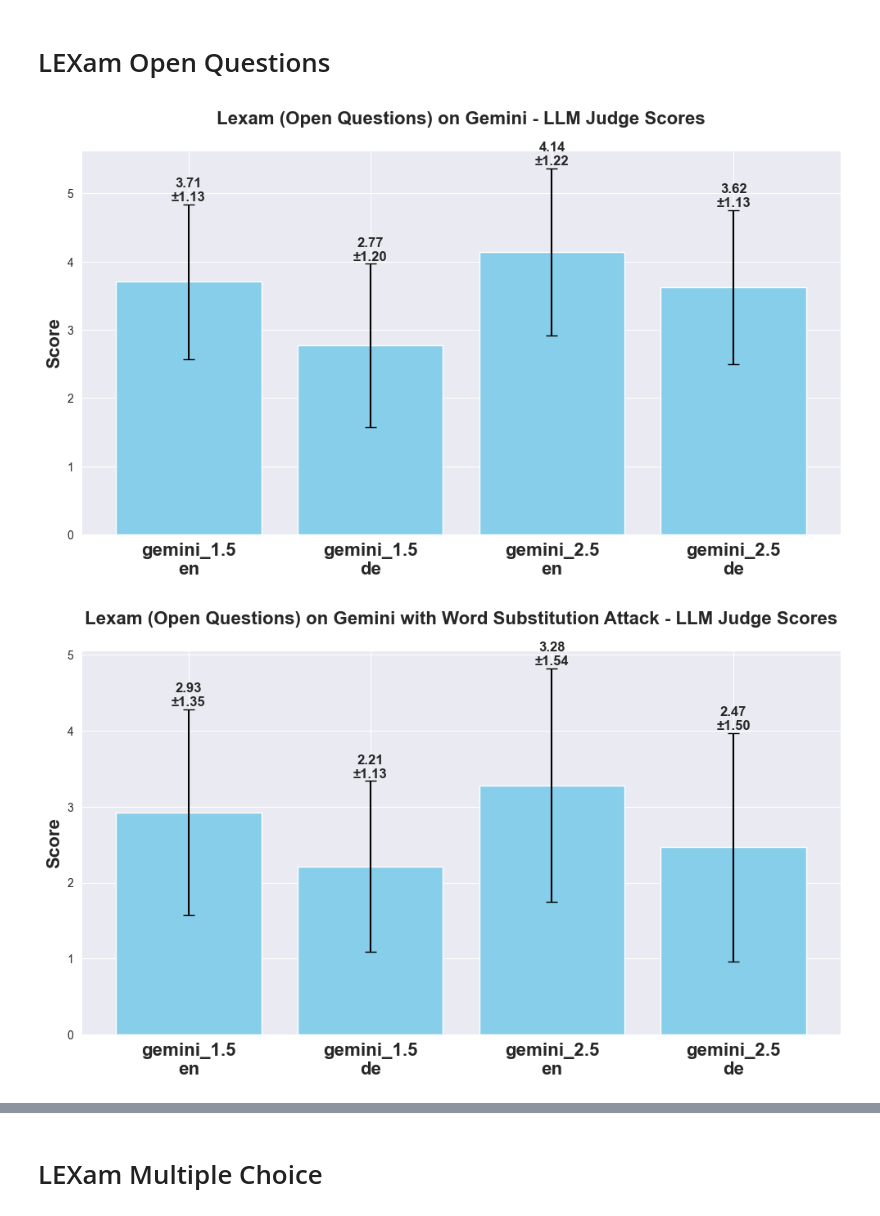
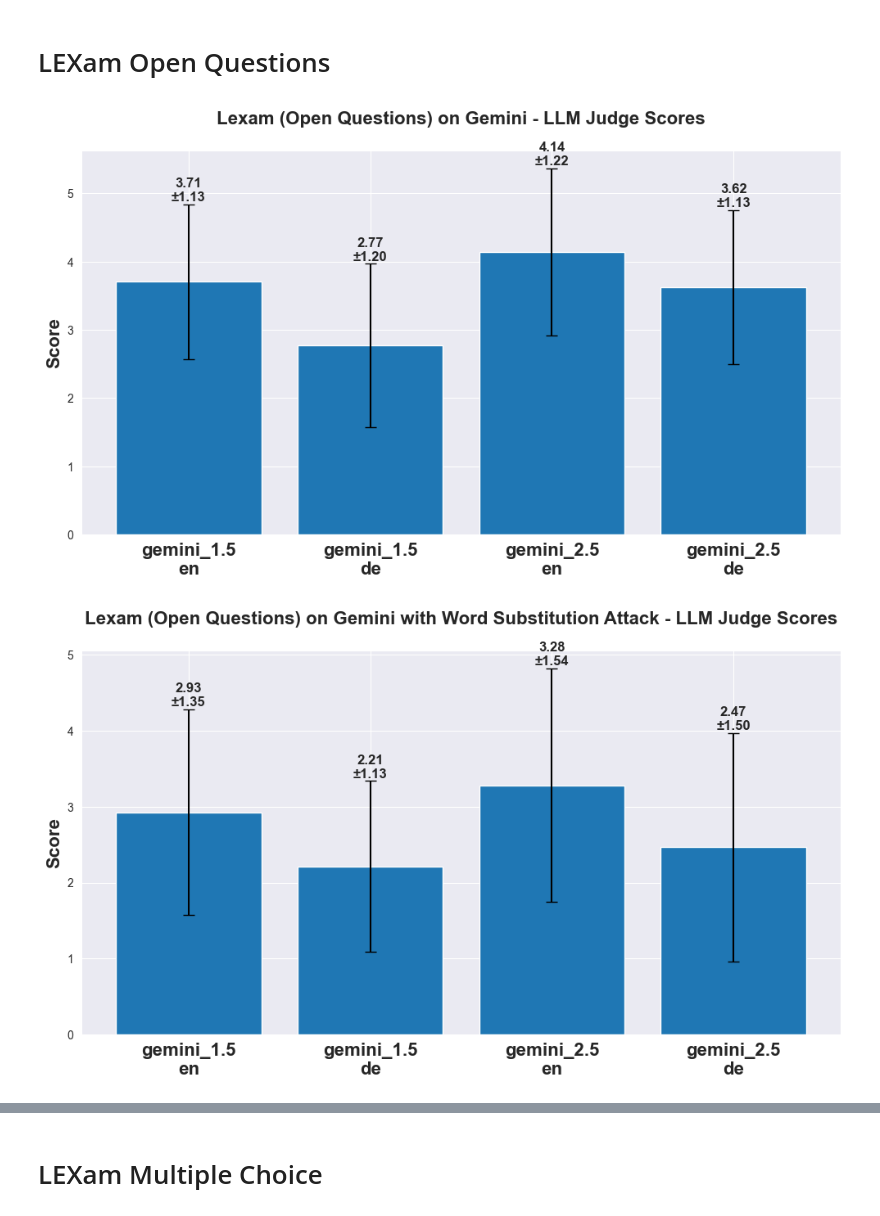
Before and after one commit to RobustML-Lab/Legal-Multilingual-Evaluation-of-LLMs, a Jupyter notebook: Pipeline/output/graphs/plot_gemini.ipynb, the cells around one changed output, grey strips where cells are left out. Cells and saved outputs as stored; diff of their text form; code cells hidden in the pictures.

```diff
--- a/Pipeline/output/graphs/plot_gemini.ipynb
+++ b/Pipeline/output/graphs/plot_gemini.ipynb
@@ -185,7 +185,7 @@ plt.show()
 
 # === Plot 2: Accuracy with ± std error bars ===
 plt.figure(figsize=(8, 5))  # Keep full-size figure
-bars = plt.bar(x, accuracy_vals, width=0.5, color='orange',
+bars = plt.bar(x, accuracy_vals, width=0.5,
                yerr=correctness_stds, capsize=8, label='Accuracy')
 
 for i, bar in enumerate(bars):
@@ -917,7 +919,7 @@ def plot_results(results_dict, attack_label):
 
     x = np.arange(len(x_labels))
     plt.figure(figsize=(10, 6))
-    bars = plt.bar(x, means, yerr=stds, capsize=5, color='skyblue')
+    bars = plt.bar(x, means, yerr=stds, capsize=5)
 
     for i, (mean, std) in enumerate(zip(means, stds)):
         plt.text(x[i], mean + std + 0.01, f"{mean:.2f}\n±{std:.2f}", ha='center', va='bottom', fontsize=12, fontweight='bold')
@@ -962,35 +964,35 @@ def plot_gemini25_clean_vs_char(results):
 
     plt.bar(x - bar_width / 2, clean_means, width=bar_width, yerr=clean_stds, capsize=5, label='No Attack')
     plt.bar(x + bar_width / 2, char_means, width=bar_width, yerr=char_stds, capsize=5, label='Char Attack')
 
     for i in range(len(x_labels)):
         for offset, (mean, std) in zip([-bar_width / 2, bar_width / 2], [
             (clean_means[i], clean_stds[i]),
             (char_means[i], char_stds[i]),
         ]):
             plt.text(x[i] + offset, mean + std + 0.01, f"{mean:.2f}\n±{std:.2f}", ha='center', va='bottom', fontsize=10, fontweight='bold')
 
     plt.xticks(x, x_labels, fontsize=14, fontweight='bold')
     plt.ylabel("Score", fontsize=14, fontweight='bold')
     plt.title("Lexam on Gemini 2.5 - No Attack vs Character Insertion Attack (LLM Judge Scores)", fontsize=16, fontweight='bold', y=1.05)
     plt.legend(fontsize=12)
 
     output_dir = "lexam"
     os.makedirs(output_dir, exist_ok=True)
     timestamp = datetime.now().strftime("%Y%m%d_%H%M%S")
     filename = f"lexam_open_gemini25_charonly_{timestamp}.pdf"
 
     plt.tight_layout()
     plt.savefig(os.path.join(output_dir, filename), format='pdf', bbox_inches='tight')
     plt.show()
 
 # Run all plots
 plot_results(results["clean"], "clean")
 plot_results(results["attack"], "attack")
 plot_gemini25_clean_vs_char(results)
 # %% [output]
-[figure, old version]
+[figure, new version]
-[figure, old version]
+[figure, new version]
 [figure]
 # %% [markdown]
 # LEXam Multiple Choice
```
Also changed, not shown: parts of 7 cells of this notebook, 36 other files.
